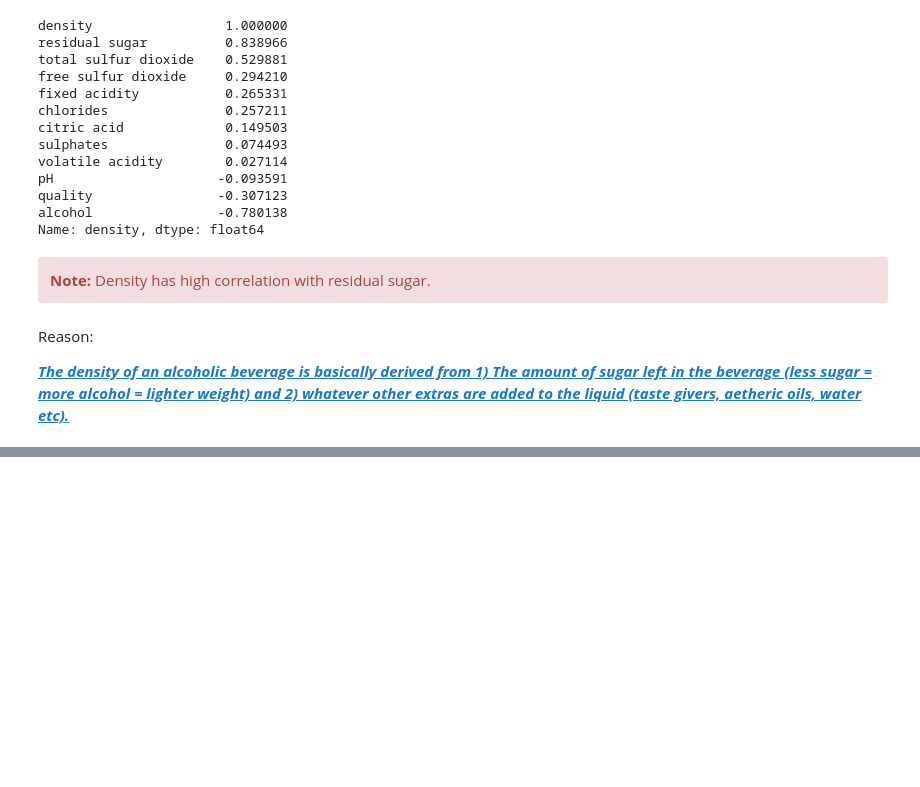
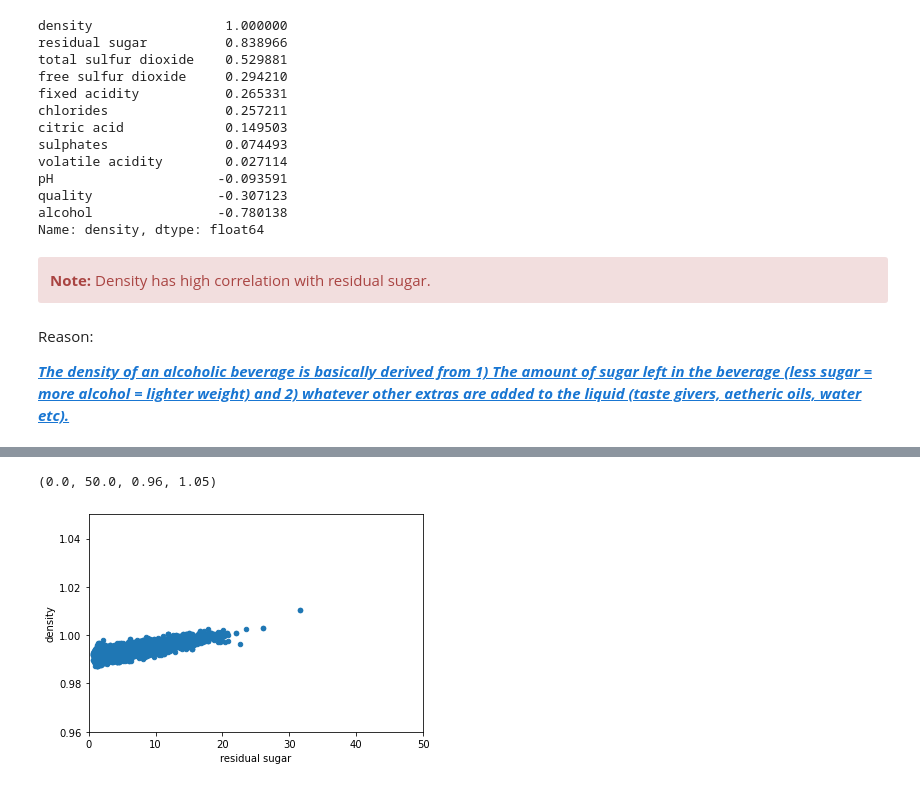
Before and after one commit to shaarick/F21DL, a Jupyter notebook: CW Wine Quality.ipynb, the cells around one changed output, grey strips where cells are left out. Drawn from its saved outputs; the diff is of its cells as text; code cells hidden in the pictures; blank space fills up the shorter version.

```diff
--- a/CW Wine Quality.ipynb
+++ b/CW Wine Quality.ipynb
@@ -182,0 +199,9 @@ NameError: name 'housing' is not defined
+# %%
+# Closer look at density-sugar plot
+
+df.plot(kind="scatter", x="residual sugar", y="density")
+
+plt.axis([0, 50, 0.96, 1.05])
+# %% [output]
+(0.0, 50.0, 0.96, 1.05)
+[figure, added]
```
Also changed, not shown: parts of 1 cell of this notebook.
